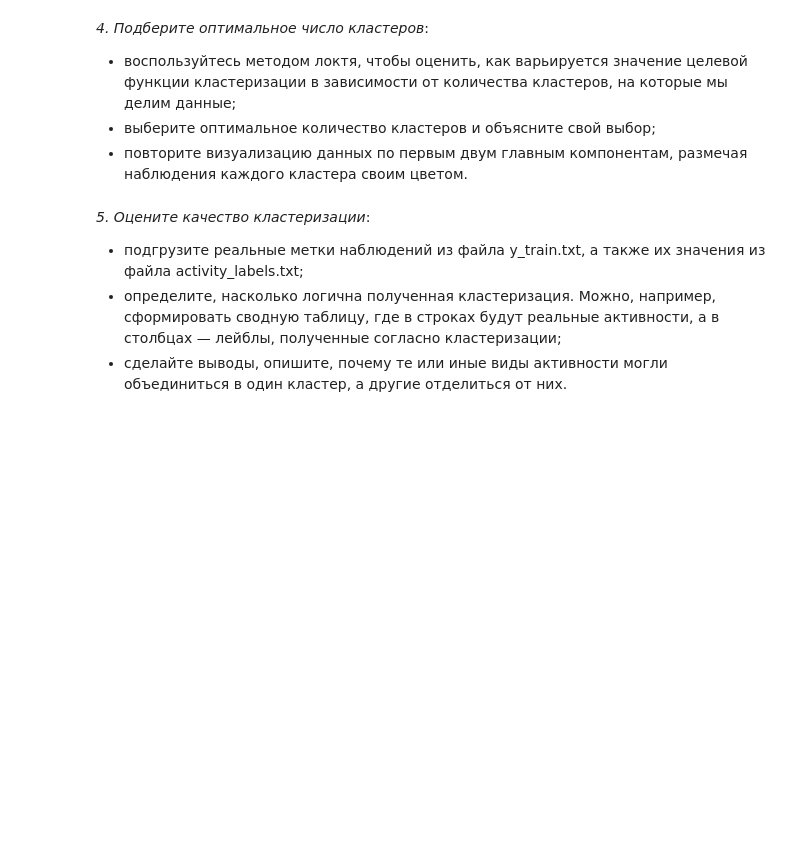
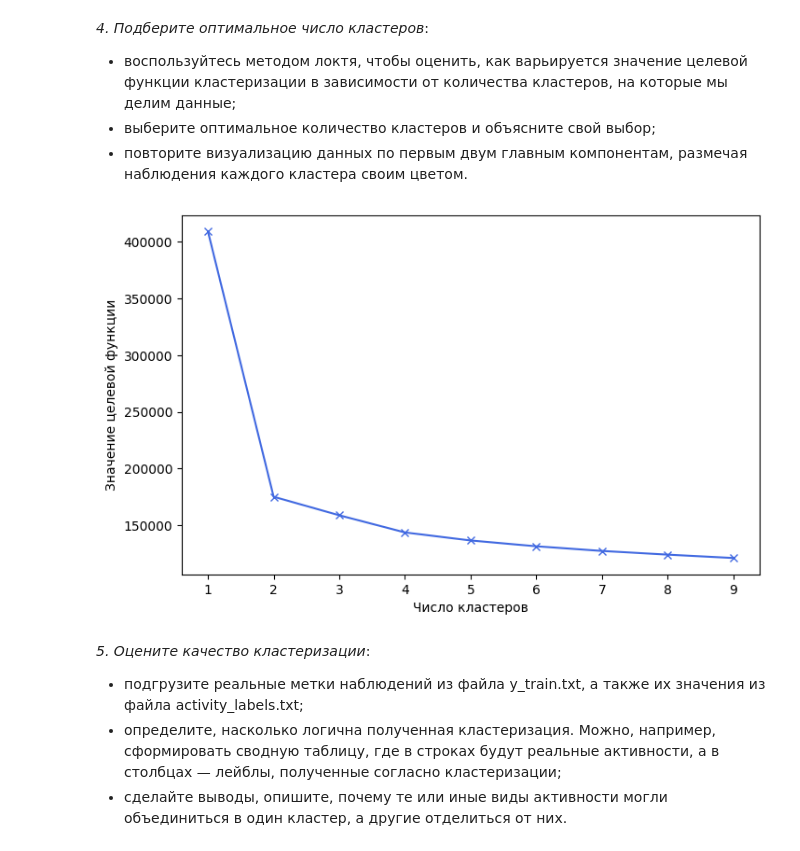
Before and after one commit to W1llAnn/1tdata-homework, a Jupyter notebook: 2.5 - homework PRO.ipynb, the cells around one changed output. Drawn from its saved outputs; the diff is of its cells as text; code cells hidden in the pictures; blank space fills up the shorter version.

```diff
--- a/2.5 - homework PRO.ipynb
+++ b/2.5 - homework PRO.ipynb
@@ -24,6 +145,21 @@
 *   воспользуйтесь методом локтя, чтобы оценить, как варьируется значение целевой функции кластеризации в зависимости от количества кластеров, на которые мы делим данные;
 *   выберите оптимальное количество кластеров и объясните свой выбор;
 *   повторите визуализацию данных по первым двум главным компонентам, размечая наблюдения каждого кластера своим цветом.
+# %%
+distortion = []
+K = range(1, 10)
+for k in tqdm(K):
+    model = KMeans(n_clusters=k, random_state=4)
+    model.fit(data)
+    distortion.append(model.inertia_)
+# %%
+plt.figure(figsize=(8, 5))
+plt.plot(K, distortion, c='royalblue', marker='x')
+plt.xlabel('Число кластеров')
+plt.ylabel('Значение целевой функции')
+plt.show()
+# %% [output]
+[figure, added]
 # %% [markdown]
 *5. Оцените качество кластеризации*:
 *   подгрузите реальные метки наблюдений из файла y_train.txt, а также их значения из файла activity_labels.txt;
```
Also changed, not shown: parts of 20 cells of this notebook, 2 other files.
